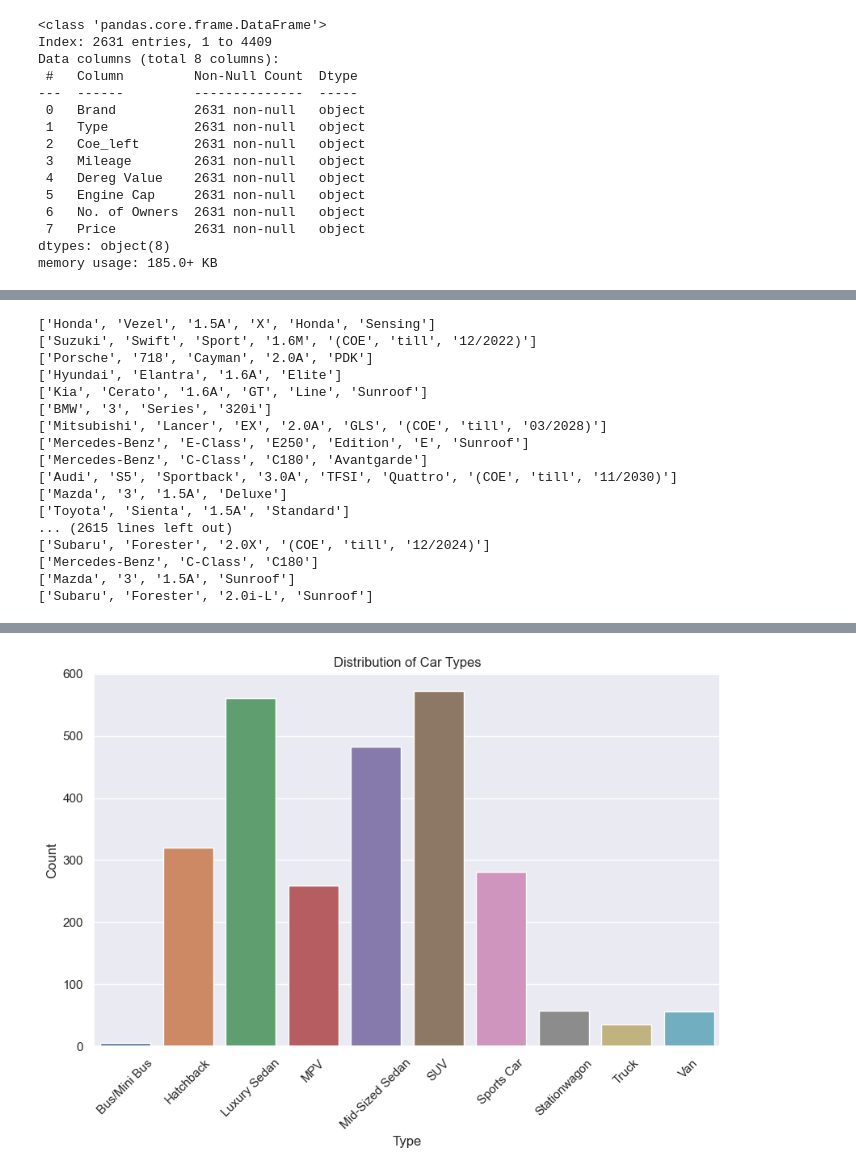
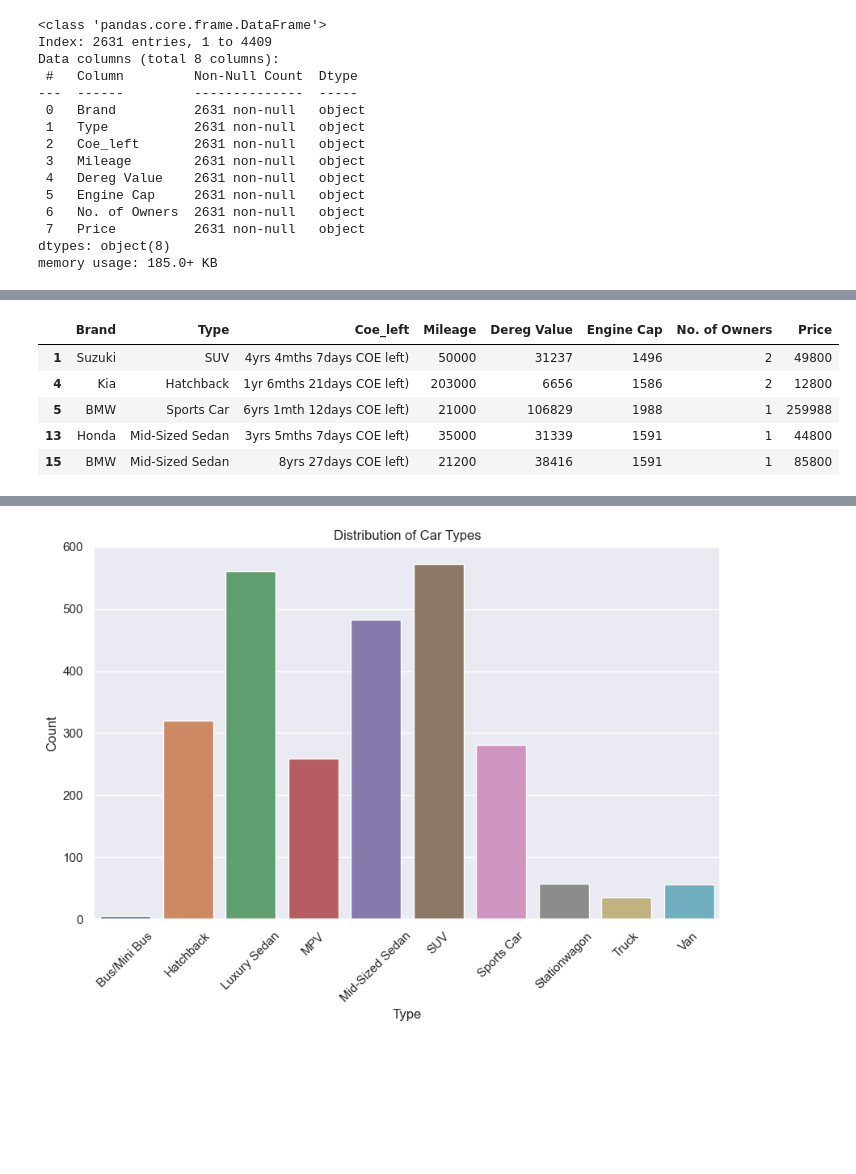
Before and after one commit to Encogt/SC1015-Grp-2, a Jupyter notebook: Project Jun Wei.ipynb, the cells around one changed output, grey strips where cells are left out. Cells and saved outputs as stored; diff of their text form; code cells hidden in the pictures; blank space fills up the shorter version.

```diff
--- a/Project Jun Wei.ipynb
+++ b/Project Jun Wei.ipynb
@@ -147,38 +102,24 @@ Flag car with COE lesser than a month
-# %%
-# Renaming columns
-carData.rename({'Brand':'Model'},axis='columns',inplace=True)
-
-# Create a new column for data
-carData['Brand'] = 0
 # %%
-for i,v in enumerate(carData.Model):
+for i,v in enumerate(carData.Brand):
     wordstr = v.split()
-    print(wordstr)
     carData['Brand'].loc[i] = str(wordstr[0])
-# %% [output]
-['Honda', 'Vezel', '1.5A', 'X', 'Honda', 'Sensing']
-['Suzuki', 'Swift', 'Sport', '1.6M', '(COE', 'till', '12/2022)']
-['Porsche', '718', 'Cayman', '2.0A', 'PDK']
-['Hyundai', 'Elantra', '1.6A', 'Elite']
-['Kia', 'Cerato', '1.6A', 'GT', 'Line', 'Sunroof']
-['BMW', '3', 'Series', '320i']
-['Mitsubishi', 'Lancer', 'EX', '2.0A', 'GLS', '(COE', 'till', '03/2028)']
-['Mercedes-Benz', 'E-Class', 'E250', 'Edition', 'E', 'Sunroof']
-['Mercedes-Benz', 'C-Class', 'C180', 'Avantgarde']
-['Audi', 'S5', 'Sportback', '3.0A', 'TFSI', 'Quattro', '(COE', 'till', '11/2030)']
-['Mazda', '3', '1.5A', 'Deluxe']
-['Toyota', 'Sienta', '1.5A', 'Standard']
-... (2615 lines left out)
-['Subaru', 'Forester', '2.0X', '(COE', 'till', '12/2024)']
-['Mercedes-Benz', 'C-Class', 'C180']
-['Mazda', '3', '1.5A', 'Sunroof']
-['Subaru', 'Forester', '2.0i-L', 'Sunroof']
 # %%
-def extract_brand(brand_model):
-    if isinstance(brand_model, str):  # Check if the input is a string
-        # Split the string by spaces
-        parts = brand_model.split()
-        # Assuming the brand is the first part of the string
-        return parts[0]
+# Function to extract main brand
+def extract_main_brand(brand):
+    if isinstance(brand, str):
+        return brand.split()[0]
     else:
-        return None  # Return None for non-string inputs
+        return np.nan
+
+# Extract main brands from the 'Brand' column
+carData['Brand'] = carData['Brand'].apply(extract_main_brand)
+
+# Display the modified DataFrame
+carData.head()
+# %% [output]
+|  | Brand | Type | Coe_left | Mileage | Dereg Value | Engine Cap | No. of Owners | Price |
+| 1 | Suzuki | SUV | 4yrs 4mths 7days COE left) | 50000 | 31237 | 1496 | 2 | 49800 |
+| 4 | Kia | Hatchback | 1yr 6mths 21days COE left) | 203000 | 6656 | 1586 | 2 | 12800 |
+| 5 | BMW | Sports Car | 6yrs 1mth 12days COE left) | 21000 | 106829 | 1988 | 1 | 259988 |
+| 13 | Honda | Mid-Sized Sedan | 3yrs 5mths 7days COE left) | 35000 | 31339 | 1591 | 1 | 44800 |
+| 15 | BMW | Mid-Sized Sedan | 8yrs 27days COE left) | 21200 | 38416 | 1591 | 1 | 85800 |
```
Also changed, not shown: parts of 15 cells of this notebook.
